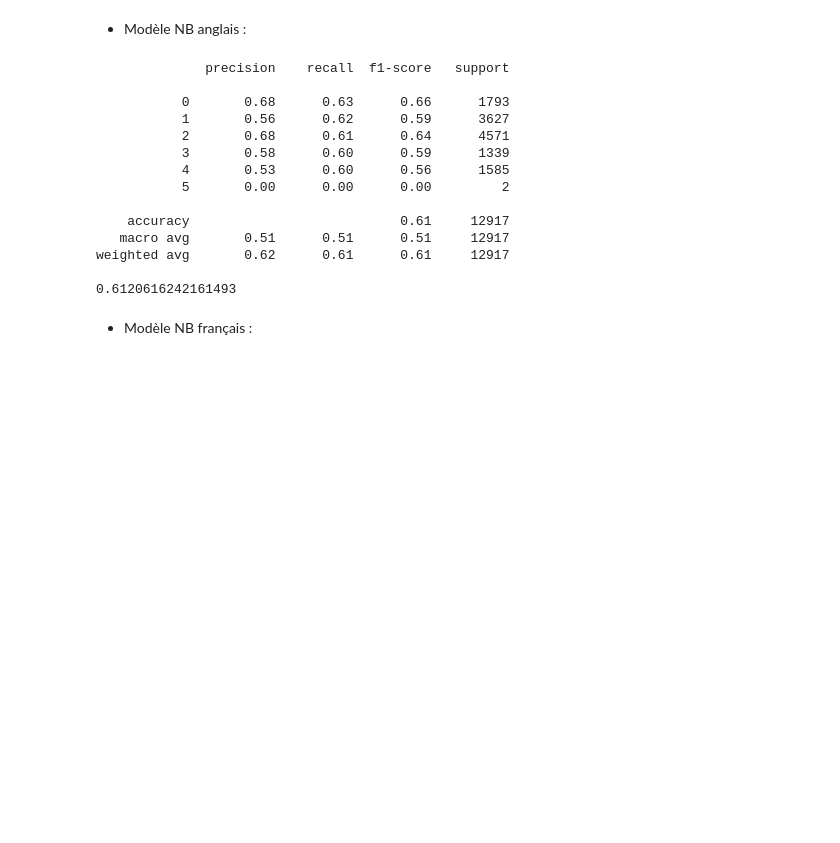
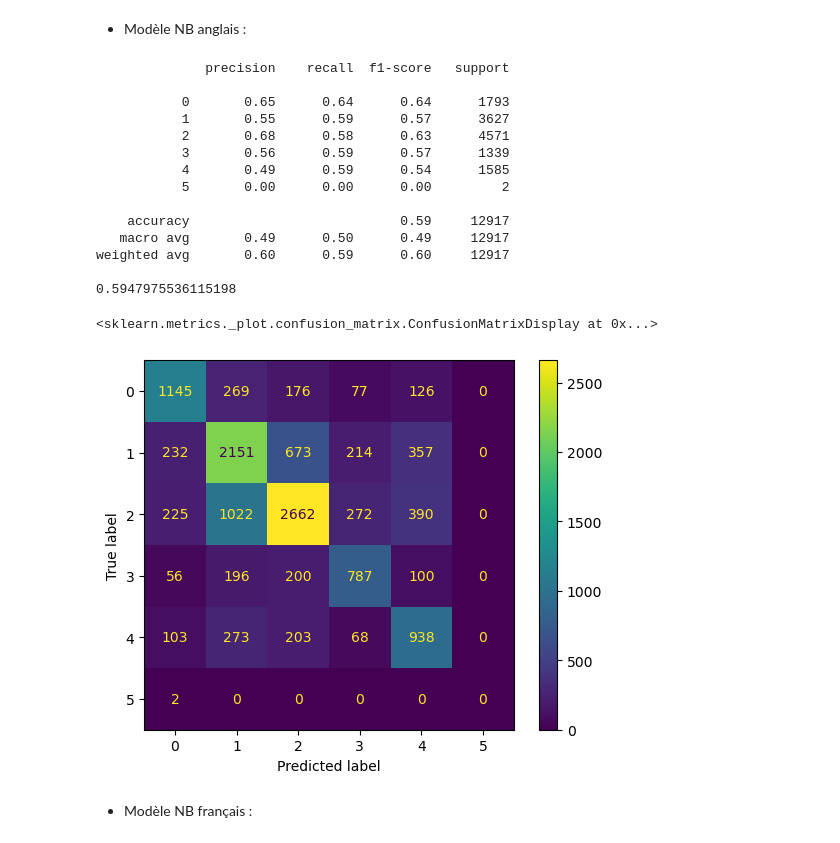
Before and after one commit to jmasSN/deft_2009, a Jupyter notebook: Codes/extract_main_final.ipynb, the cells around one changed output. Drawn from its saved outputs; the diff is of its cells as text; code cells hidden in the pictures; blank space fills up the shorter version.

Commit message:
update matrix

```diff
--- a/Codes/extract_main_final.ipynb
+++ b/Codes/extract_main_final.ipynb
@@ -519,0 +524,10 @@ ConfusionMatrixDisplay(confusion_matrix=cm_it).plot()
+# %%
+#Pour l'anglais
+
+MNB = MultinomialNB()
+MNB.fit(X_train_en, y_train_en)
+
+y_pred = MNB.predict(X_test_en)
+
+print(classification_report(y_test_en, y_pred))
+print(MNB.score(X_test_en, y_test_en))
@@ -563,18 +644,25 @@ print(MNB.score(X_test_en, y_test_en))
 # %% [output]
               precision    recall  f1-score   support
 
-           0       0.68      0.63      0.66      1793
-           1       0.56      0.62      0.59      3627
-           2       0.68      0.61      0.64      4571
-           3       0.58      0.60      0.59      1339
-           4       0.53      0.60      0.56      1585
+           0       0.65      0.64      0.64      1793
+           1       0.55      0.59      0.57      3627
+           2       0.68      0.58      0.63      4571
+           3       0.56      0.59      0.57      1339
+           4       0.49      0.59      0.54      1585
            5       0.00      0.00      0.00         2
 
-    accuracy                           0.61     12917
-   macro avg       0.51      0.51      0.51     12917
-weighted avg       0.62      0.61      0.61     12917
+    accuracy                           0.59     12917
+   macro avg       0.49      0.50      0.49     12917
+weighted avg       0.60      0.59      0.60     12917
 
-0.6120616242161493
+0.5947975536115198
+# %%
+cm_en = confusion_matrix(y_test_en, y_pred)
+
+ConfusionMatrixDisplay(confusion_matrix=cm_en).plot()
+# %% [output]
+<sklearn.metrics._plot.confusion_matrix.ConfusionMatrixDisplay at 0x...>
+[figure, added]
 # %% [markdown]
 - Modèle NB français :
 # %%
```
Also changed, not shown: parts of 14 cells of this notebook.
